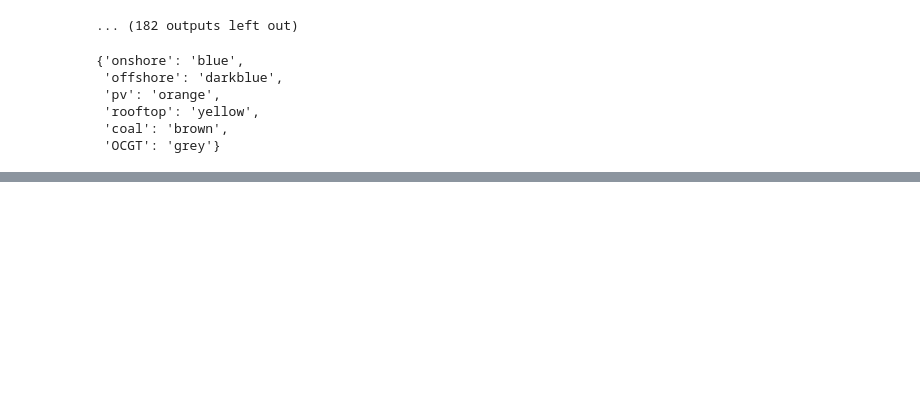
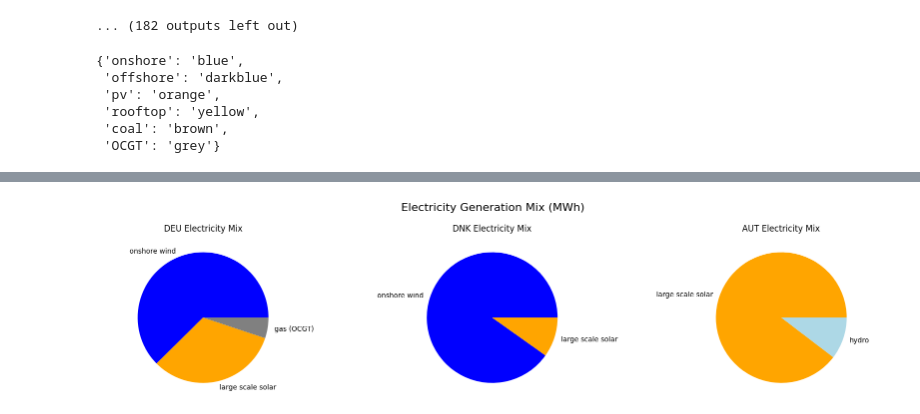
Before and after one commit to alex-catruc/IntegratedEG, a Jupyter notebook: AssignmentF-H.ipynb, the cells around one changed output, grey strips where cells are left out. Drawn from its saved outputs; the diff is of its cells as text; code cells hidden in the pictures; blank space fills up the shorter version.

```diff
--- a/AssignmentF-H.ipynb
+++ b/AssignmentF-H.ipynb
@@ -422,0 +703,74 @@ n.lines_t.p0.plot(figsize=(16, 4), alpha=0.5)
+# %%
+colors_gen = {
+    'onshore wind': 'blue',
+    'offshore wind': 'darkblue',
+    'large scale solar': 'orange',
+    'gas (OCGT)': 'grey',
+    'coal': 'brown',
+    'hydro': 'lightblue'
+}
+
+plt.figure(figsize=(16, 4))
+
+for i, country in enumerate(countries):
+    labels = []
+    sizes = []
+
+    # Onshore wind
+    if f'onshorewind{country}' in n.generators.index:
+        value = n.generators_t.p[f'onshorewind{country}'].sum()
+        if value > 0.1:
+            labels.append('onshore wind')
+            sizes.append(value)
+
+    # Offshore wind
+    if f'offshorewind{country}' in n.generators.index:
+        value = n.generators_t.p[f'offshorewind{country}'].sum()
+        if value > 0.1:
+            labels.append('offshore wind')
+            sizes.append(value)
+
+    # PV
+    if f'PV{country}' in n.generators.index:
+        value = n.generators_t.p[f'PV{country}'].sum()
+        if value > 0.1:
+            labels.append('large scale solar')
+            sizes.append(value)
+
+    # OCGT
+    if f'OCGT{country}' in n.generators.index:
+        value = n.generators_t.p[f'OCGT{country}'].sum()
+        if value > 0.1:
+            labels.append('gas (OCGT)')
+            sizes.append(value)
+
+    # Coal
+    if f'coal{country}' in n.generators.index:
+        value = n.generators_t.p[f'coal{country}'].sum()
+        if value > 0.1:
+            labels.append('coal')
+            sizes.append(value)
+
+    # Hydro (storage unit dispatch)
+    if f"hydro{country}" in n.storage_units.index:
+        value = n.storage_units_t.p[f"hydro{country}"].sum()
+        if value > 0.1:
+            labels.append('hydro')
+            sizes.append(value)
+
+    if sizes:
+        colors = [colors_gen[label] for label in labels]
+        plt.subplot(1, 3, i + 1)
+        plt.pie(sizes, labels=labels, colors=colors, wedgeprops={'linewidth': 0})
+        plt.axis('equal')
+        plt.title(f"{country} Electricity Mix", y=1.07)
+    else:
+        plt.subplot(1, 3, i + 1)
+        plt.text(0.5, 0.5, 'No generation', ha='center', va='center')
+        plt.axis('off')
+
+plt.suptitle("Electricity Generation Mix (MWh)", fontsize=16)
+plt.tight_layout()
+plt.show()
+# %% [output]
+[figure, added]
```
Also changed, not shown: parts of 20 cells of this notebook, 1 other file.
